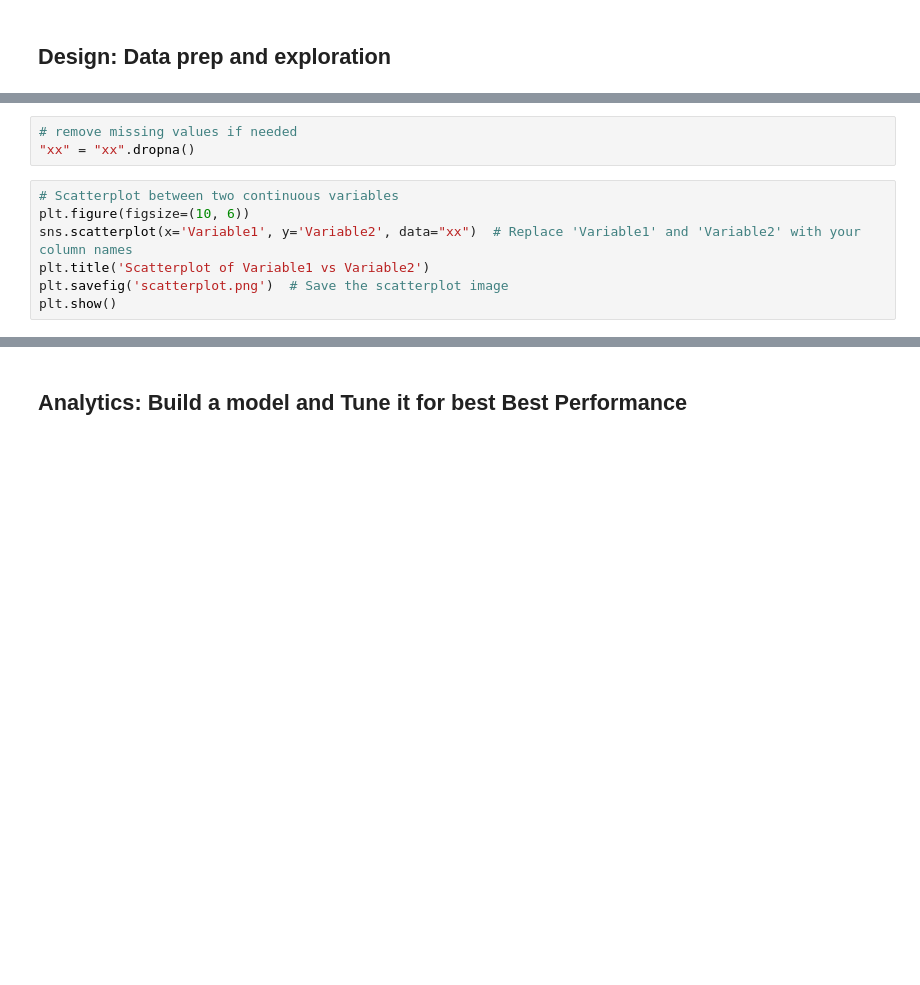
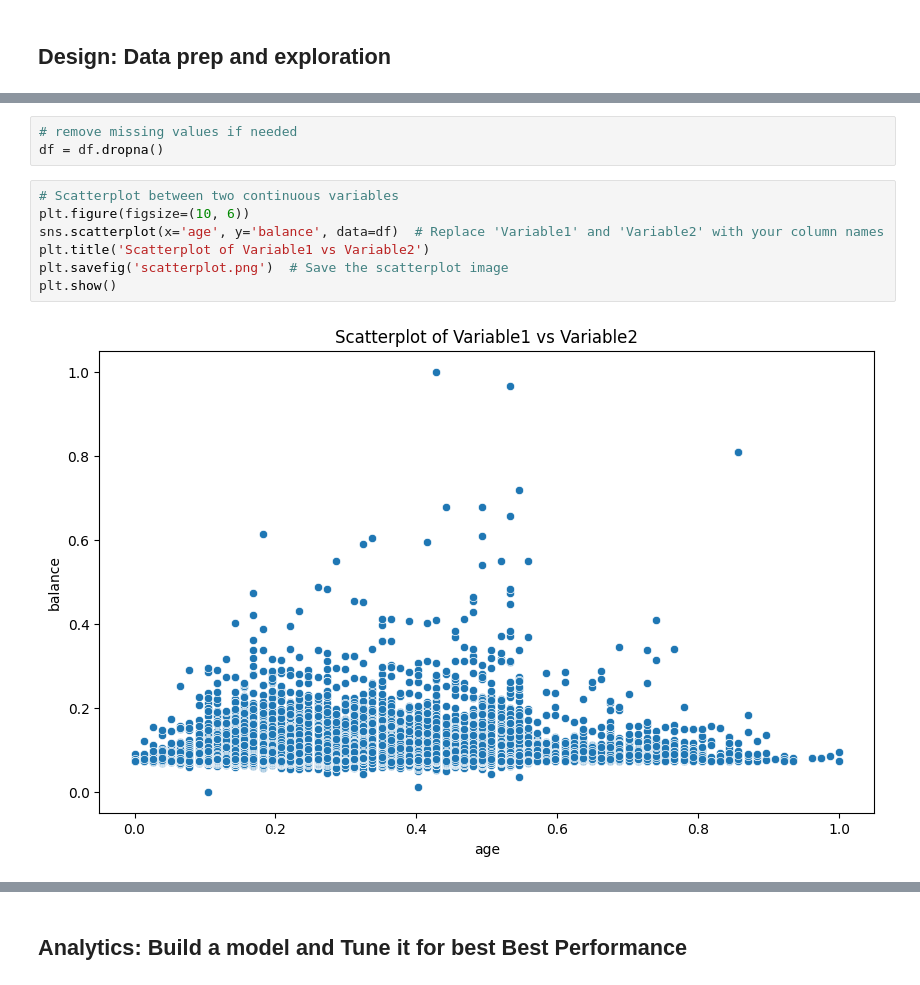
Before and after one commit to mmr8js/KeenanWilliamsDSFinal, a Jupyter notebook: ds1001_final/notebooks/Final_Project_Notebook.ipynb, the cells around one changed output, grey strips where cells are left out. Cells and saved outputs as stored; diff of their text form; blank space fills up the shorter version.

```diff
--- a/ds1001_final/notebooks/Final_Project_Notebook.ipynb
+++ b/ds1001_final/notebooks/Final_Project_Notebook.ipynb
@@ -129,13 +180,15 @@ print("xx".isnull().sum())
 # %%
 # remove missing values if needed
-"xx" = "xx".dropna()
+df = df.dropna()
 # %%
 # Scatterplot between two continuous variables
 plt.figure(figsize=(10, 6))
-sns.scatterplot(x='Variable1', y='Variable2', data="xx")  # Replace 'Variable1' and 'Variable2' with your column names
+sns.scatterplot(x='age', y='balance', data=df)  # Replace 'Variable1' and 'Variable2' with your column names
 plt.title('Scatterplot of Variable1 vs Variable2')
 plt.savefig('scatterplot.png')  # Save the scatterplot image
 plt.show()
+# %% [output]
+[figure, added]
 # %%
 # Density chart of a continuous variable
 plt.figure(figsize=(10, 6))
```
Also changed, not shown: parts of 19 cells of this notebook.
